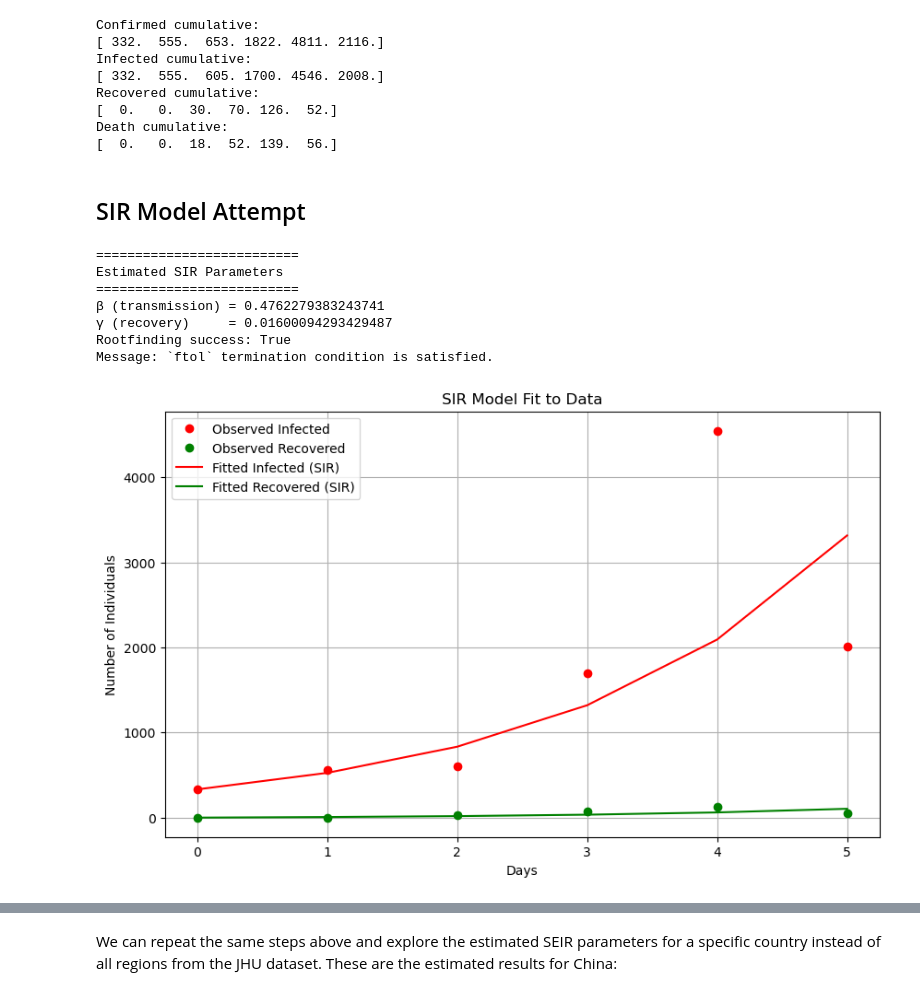
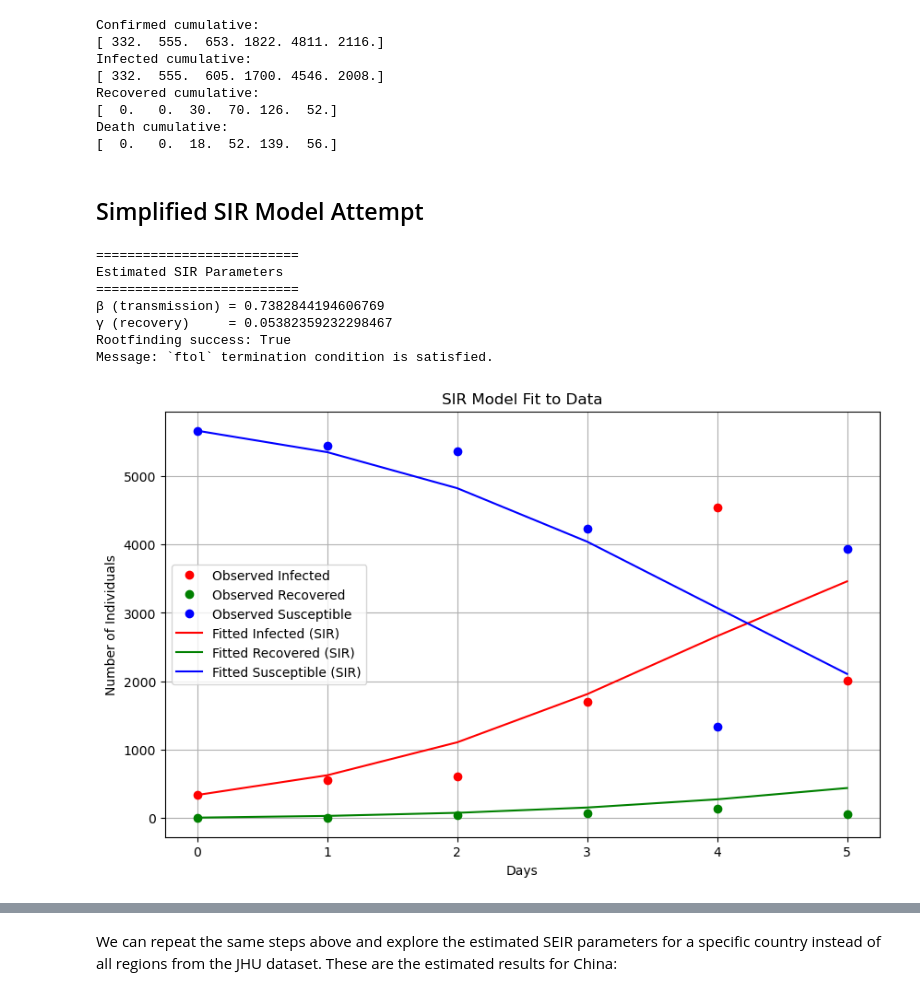
Before and after one commit to carlykiang/apma4300-disease-modeling, a Jupyter notebook: project.ipynb, the cells around one changed output, grey strips where cells are left out. Drawn from its saved outputs; the diff is of its cells as text; code cells hidden in the pictures.

Commit message:
added plots and some more analysis for the SEIR / SIR models that don't work

```diff
--- a/project.ipynb
+++ b/project.ipynb
@@ -543,7 +543,7 @@ Recovered cumulative:
 Death cumulative:
 [  0.   0.  18.  52. 139.  56.]
 # %% [markdown]
-## SIR Model Attempt
+## Simplified SIR Model Attempt
 # %%
 # -----------------------------
 # 1) Load your data arrays
@@ -556,7 +556,9 @@ Death cumulative:
 t_data = t.astype(float)
 I_data = I_cum.astype(float)
 R_data = R_cum.astype(float)
-N = 2_000_000_000
+
+N = 6_000 # 2_000_000_000
+S_data = (N - I_data - R_data).astype(float)
 
 # Initial conditions
 I0 = float(I_data[0])
@@ -614,36 +616,38 @@ print("==========================")
 print("β (transmission) =", beta_hat)
 print("γ (recovery)     =", gamma_hat)
 print("Rootfinding success:", solution.success)
 print("Message:", solution.message)
 
 # -----------------------------
 # 6) Solve SIR model with fitted parameters for plotting
 # -----------------------------
 S_fit, I_fit, R_fit = solve_sir([beta_hat, gamma_hat])
 
 # -----------------------------
 # 7) Plot results
 # -----------------------------
 plt.figure(figsize=(10,6))
 plt.plot(t_data, I_data, 'ro', label='Observed Infected')
 plt.plot(t_data, R_data, 'go', label='Observed Recovered')
+plt.plot(t_data, S_data, 'bo', label='Observed Susceptible')
 plt.plot(t_data, I_fit, 'r-', label='Fitted Infected (SIR)')
 plt.plot(t_data, R_fit, 'g-', label='Fitted Recovered (SIR)')
+plt.plot(t_data, S_fit, 'b-', label='Fitted Susceptible (SIR)')
 plt.xlabel('Days')
 plt.ylabel('Number of Individuals')
 plt.title('SIR Model Fit to Data')
 plt.legend()
 plt.grid(True)
 plt.show()
 # %% [output]
 ==========================
 Estimated SIR Parameters
 ==========================
-β (transmission) = 0.4762279383243741
-γ (recovery)     = 0.01600094293429487
+β (transmission) = 0.7382844194606769
+γ (recovery)     = 0.05382359232298467
 Rootfinding success: True
 Message: `ftol` termination condition is satisfied.
-[figure, old version]
+[figure, new version]
 # %% [markdown]
 The plot compares observed COVID-19 infection and recovery data with predictions from an SIR model fit. Red dots represent observed infected cases, and green dots represent observed recovered cases, while solid lines show the model’s predicted infected and recovered populations over time. The model’s infected curve follows the general upward trend of the data reasonably well, capturing the overall growth pattern, though it slightly under- or overestimates some points.
 
```
Also changed, not shown: parts of 9 cells of this notebook.
